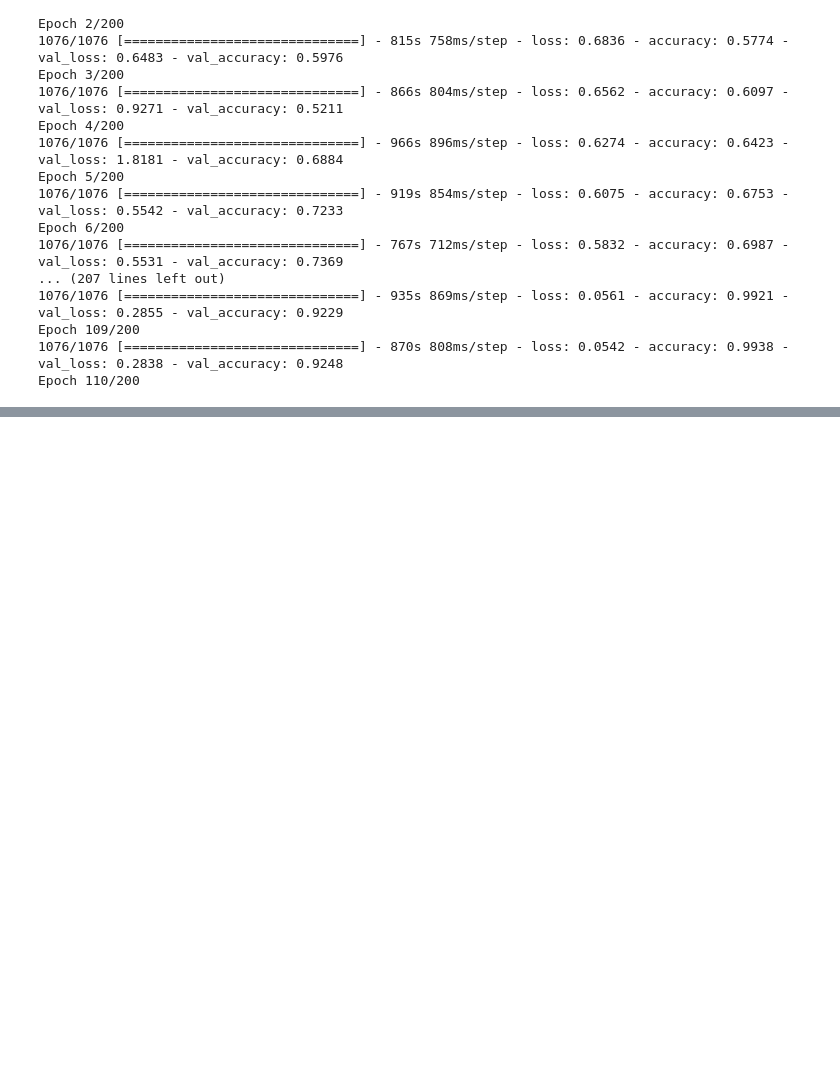
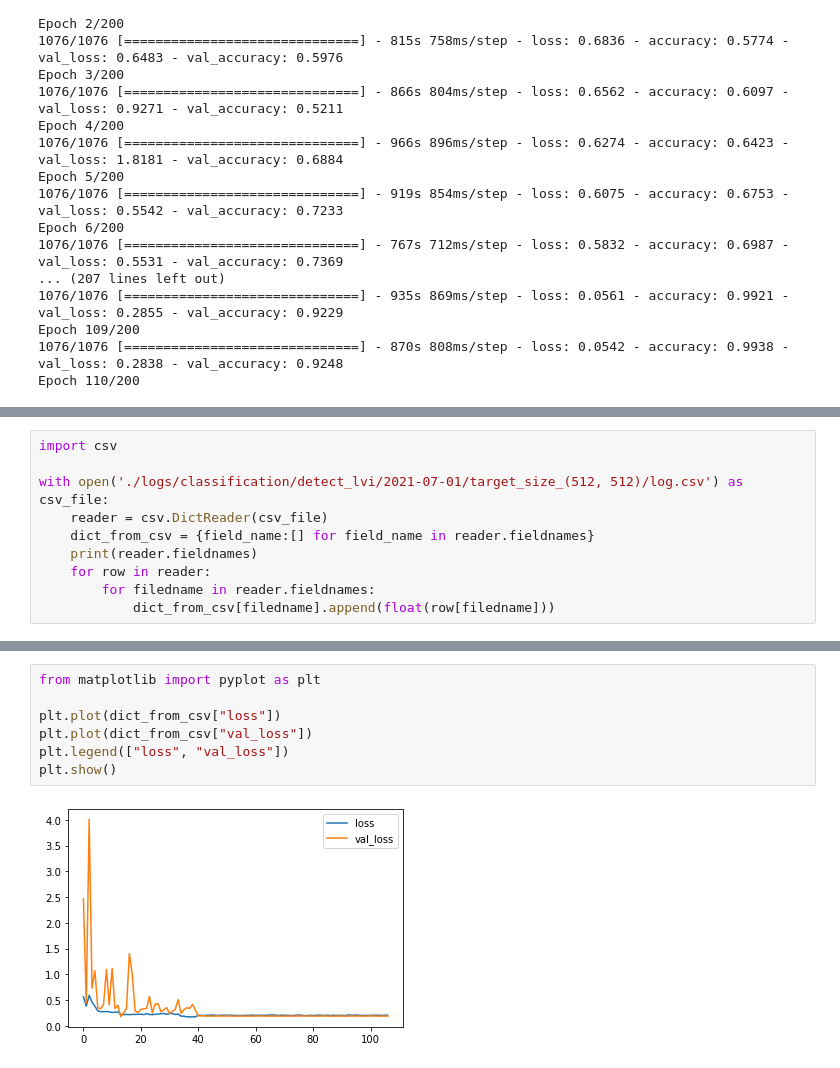
Before and after one commit to tobeor3009/CNN_total, a Jupyter notebook: classification_inceptionv3_gpu_0.ipynb, the cells around one changed output, grey strips where cells are left out. Saved outputs shown, nothing was run; the diff lists cells and outputs as text; blank space fills up the shorter version.

```diff
--- a/classification_inceptionv3_gpu_0.ipynb
+++ b/classification_inceptionv3_gpu_0.ipynb
@@ -529,0 +364,10 @@ def restore_sigmoid_value(y, decrease_ratio=1e1):
+# %%
+import csv
+
+with open('./logs/classification/detect_lvi/2021-07-01/target_size_(512, 512)/log.csv') as csv_file:
+    reader = csv.DictReader(csv_file)
+    dict_from_csv = {field_name:[] for field_name in reader.fieldnames}
+    print(reader.fieldnames)
+    for row in reader:
+        for filedname in reader.fieldnames:
+            dict_from_csv[filedname].append(float(row[filedname]))
@@ -529,0 +377,9 @@ def restore_sigmoid_value(y, decrease_ratio=1e1):
+# %%
+from matplotlib import pyplot as plt
+
+plt.plot(dict_from_csv["loss"])
+plt.plot(dict_from_csv["val_loss"])
+plt.legend(["loss", "val_loss"])
+plt.show()
+# %% [output]
+[figure, added]
```
Also changed, not shown: parts of 24 cells of this notebook, 15 other files.
